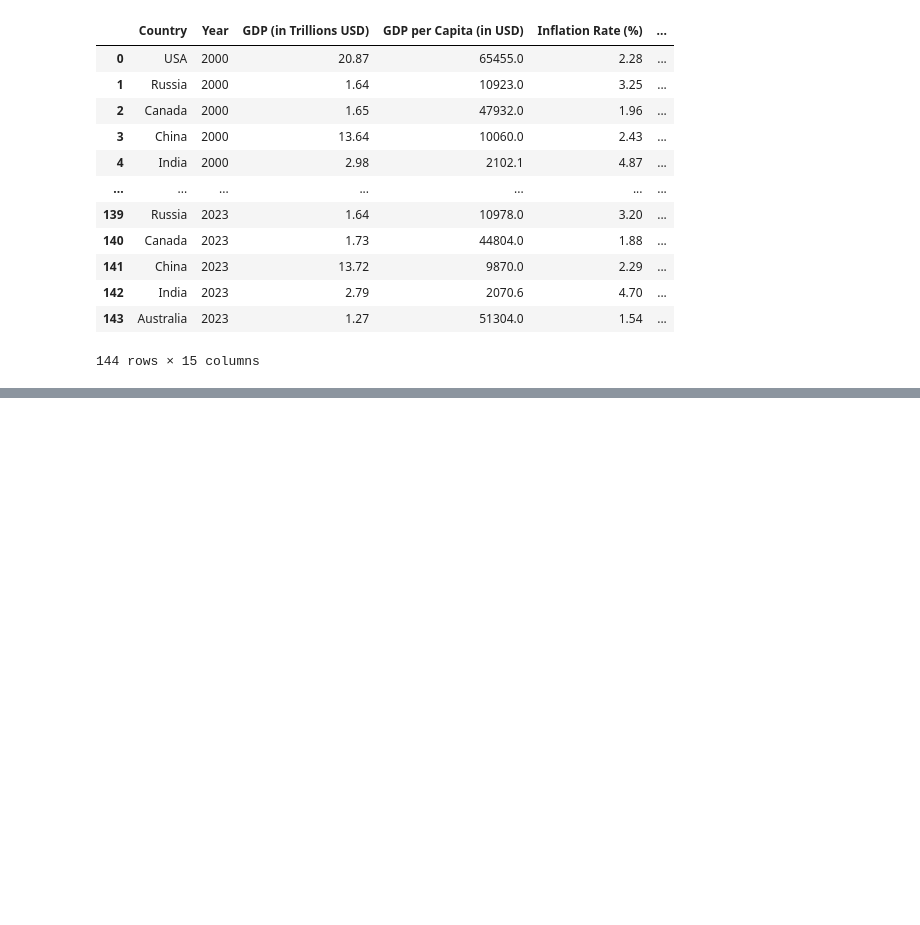
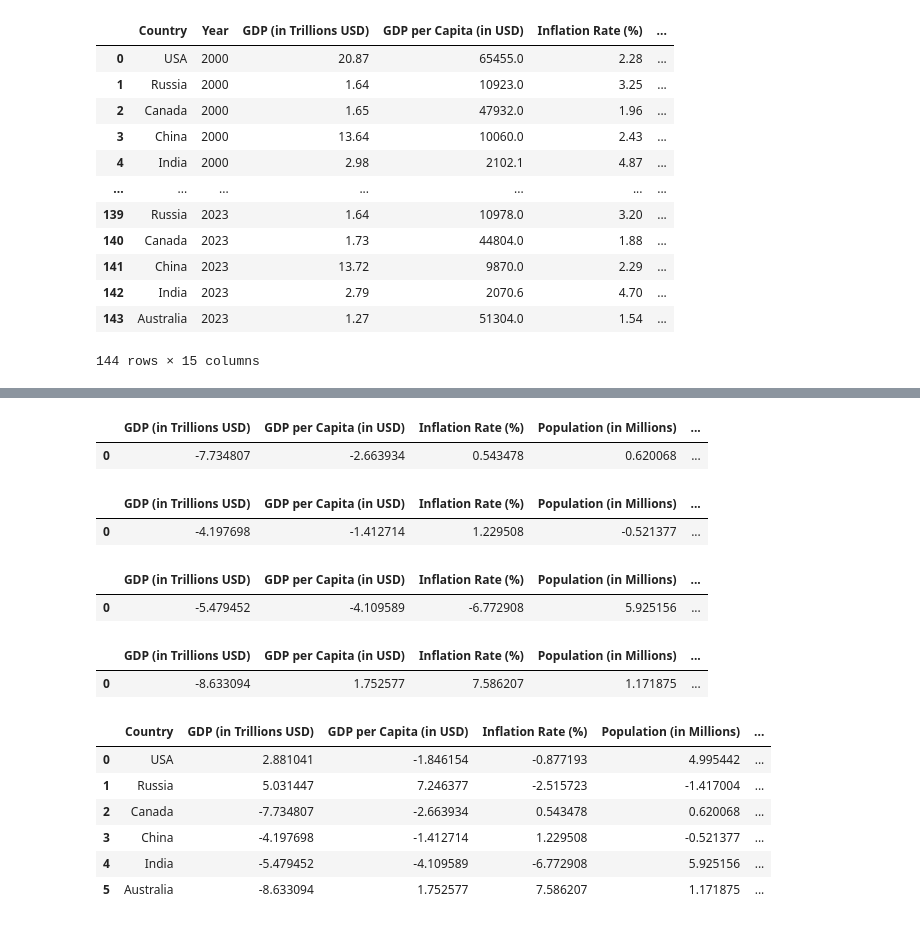
Before and after one commit to karinaahumada01/Project-3, a Jupyter notebook: country_comparison.ipynb, the cells around one changed output, grey strips where cells are left out. Drawn from its saved outputs; the diff is of its cells as text; code cells hidden in the pictures; blank space fills up the shorter version.

Commit message:
created code for 2019-2020 by country growth from thomas' code

```diff
--- a/country_comparison.ipynb
+++ b/country_comparison.ipynb
@@ -143,0 +146,2 @@ DataFrame saved as 'countries_cleaned.csv' in the 'resources' folder.
+# %%
+countries_df=pd.read_csv('Resources/countries_cleaned_dataset.csv')
@@ -143,0 +176,74 @@ DataFrame saved as 'countries_cleaned.csv' in the 'resources' folder.
+# %%
+row1 = {}
+filtered_df = countries_df.drop(columns=['Country', 'Year'])
+stats = filtered_df.columns
+for stat in stats:
+    earliest = countries_df.loc[(countries_df['Country'] == 'Canada') & (countries_df['Year'] == 2019), stat]
+    latest = countries_df.loc[(countries_df['Country'] == 'Canada') & (countries_df['Year'] == 2020), stat]
+    row1[stat] = ((latest.iloc[0] - earliest.iloc[0])/earliest.iloc[0])*100
+row1['Country'] = 'Canada'
+new_row_df3 = pd.DataFrame([row1])
+new_row_df3
+# %% [output]
+|  | GDP (in Trillions USD) | GDP per Capita (in USD) | Inflation Rate (%) | Population (in Millions) | ... |
+| 0 | -7.734807 | -2.663934 | 0.543478 | 0.620068 | ... |
+# %%
+row1 = {}
+filtered_df = countries_df.drop(columns=['Country', 'Year'])
+stats = filtered_df.columns
+for stat in stats:
+    earliest = countries_df.loc[(countries_df['Country'] == 'China') & (countries_df['Year'] == 2019), stat]
+    latest = countries_df.loc[(countries_df['Country'] == 'China') & (countries_df['Year'] == 2020), stat]
+    row1[stat] = ((latest.iloc[0] - earliest.iloc[0])/earliest.iloc[0])*100
+row1['Country'] = 'China'
+new_row_df4 = pd.DataFrame([row1])
+new_row_df4
+# %% [output]
+|  | GDP (in Trillions USD) | GDP per Capita (in USD) | Inflation Rate (%) | Population (in Millions) | ... |
+| 0 | -4.197698 | -1.412714 | 1.229508 | -0.521377 | ... |
+# %%
+row1 = {}
+filtered_df = countries_df.drop(columns=['Country', 'Year'])
+stats = filtered_df.columns
+for stat in stats:
+    earliest = countries_df.loc[(countries_df['Country'] == 'India') & (countries_df['Year'] == 2019), stat]
+    latest = countries_df.loc[(countries_df['Country'] == 'India') & (countries_df['Year'] == 2020), stat]
+    row1[stat] = ((latest.iloc[0] - earliest.iloc[0])/earliest.iloc[0])*100
+row1['Country'] = 'India'
+new_row_df5 = pd.DataFrame([row1])
+new_row_df5
+# %% [output]
+|  | GDP (in Trillions USD) | GDP per Capita (in USD) | Inflation Rate (%) | Population (in Millions) | ... |
+| 0 | -5.479452 | -4.109589 | -6.772908 | 5.925156 | ... |
+# %%
+row1 = {}
+filtered_df = countries_df.drop(columns=['Country', 'Year'])
+stats = filtered_df.columns
+for stat in stats:
+    earliest = countries_df.loc[(countries_df['Country'] == 'Australia') & (countries_df['Year'] == 2019), stat]
+    latest = countries_df.loc[(countries_cleaned_df['Country'] == 'Australia') & (countries_df['Year'] == 2020), stat]
+    row1[stat] = ((latest.iloc[0] - earliest.iloc[0])/earliest.iloc[0])*100
+row1['Country'] = 'Australia'
+new_row_df6 = pd.DataFrame([row1])
+new_row_df6
+# %% [output]
+|  | GDP (in Trillions USD) | GDP per Capita (in USD) | Inflation Rate (%) | Population (in Millions) | ... |
+| 0 | -8.633094 | 1.752577 | 7.586207 | 1.171875 | ... |
+# %%
+growth_rate_df = pd.concat([new_row_df, new_row_df2, new_row_df3,new_row_df4,new_row_df5,new_row_df6], ignore_index=True)
+# Drop the specified columns
+growth_rate_df = growth_rate_df.drop(columns=['Mean Healthcare Expenditure Before 2020', 'Mean Healthcare Expenditure After 2020'])
+
+# Move the 'Country' column to the far left
+country_column = growth_rate_df.pop('Country')
+growth_rate_df.insert(0, 'Country', country_column)
+
+growth_rate_df
+# %% [output]
+|  | Country | GDP (in Trillions USD) | GDP per Capita (in USD) | Inflation Rate (%) | Population (in Millions) | ... |
+| 0 | USA | 2.881041 | -1.846154 | -0.877193 | 4.995442 | ... |
+| 1 | Russia | 5.031447 | 7.246377 | -2.515723 | -1.417004 | ... |
+| 2 | Canada | -7.734807 | -2.663934 | 0.543478 | 0.620068 | ... |
+| 3 | China | -4.197698 | -1.412714 | 1.229508 | -0.521377 | ... |
+| 4 | India | -5.479452 | -4.109589 | -6.772908 | 5.925156 | ... |
+| 5 | Australia | -8.633094 | 1.752577 | 7.586207 | 1.171875 | ... |
```
Also changed, not shown: parts of 5 cells of this notebook, 1 other file.
